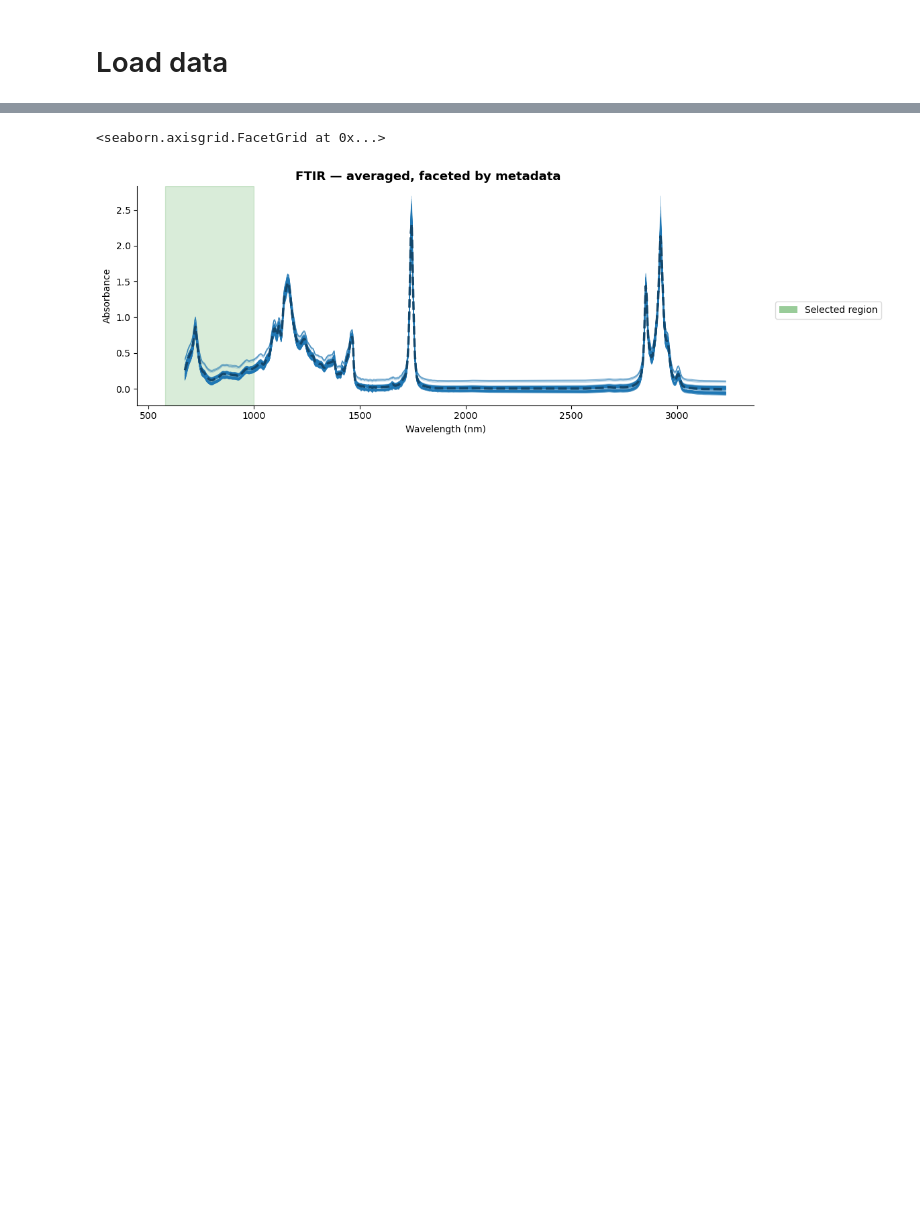
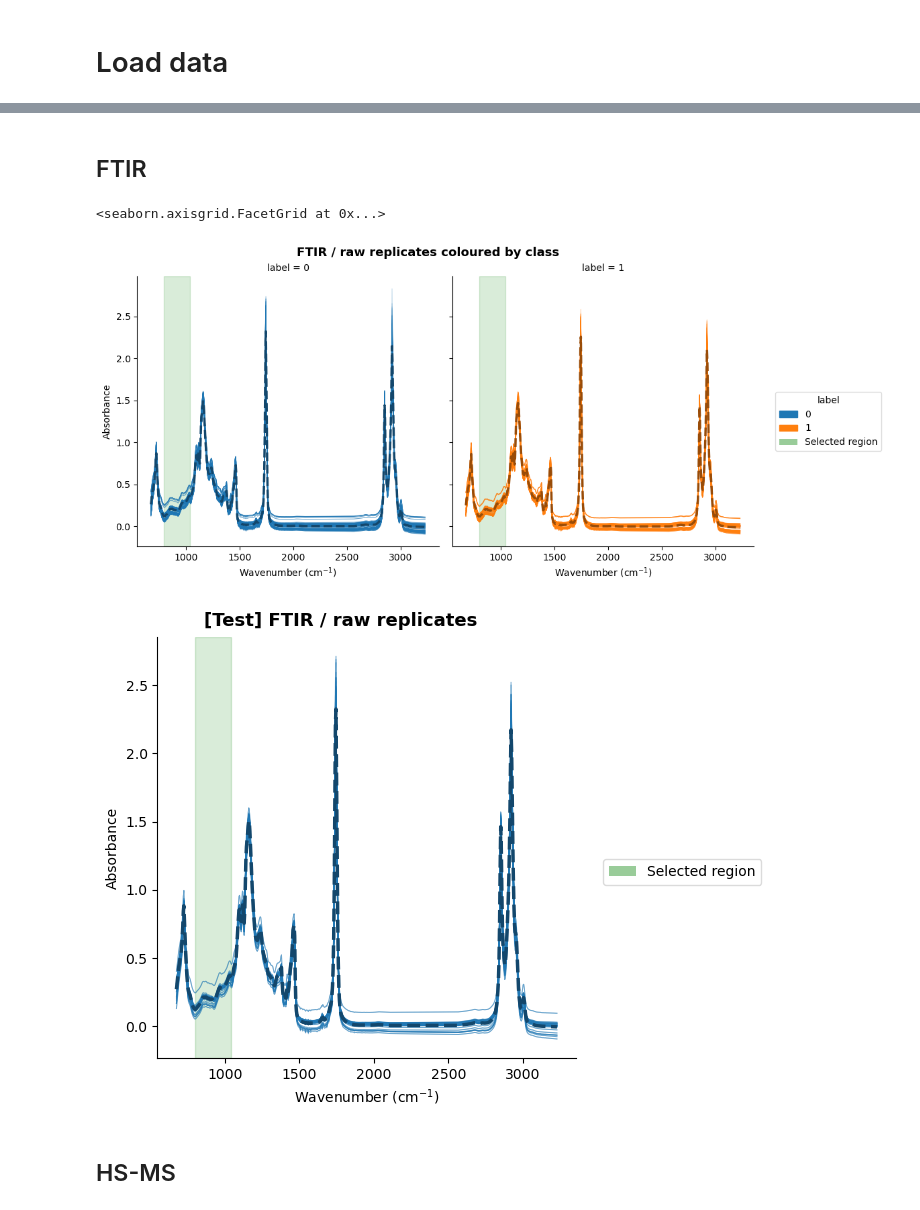
Before and after one commit to SamdGuizani/CAC-2026_Data-Challenge_Olive-Oil-Sensory-Defects-Detection-Using-Chemometrics, a Jupyter notebook: Notebooks/01_EDA.ipynb, the cells around one changed output, grey strips where cells are left out. Saved outputs shown, nothing was run; the diff lists cells and outputs as text; code cells hidden in the pictures; blank space fills up the shorter version.

```diff
--- a/Notebooks/01_EDA.ipynb
+++ b/Notebooks/01_EDA.ipynb
@@ -74,17 +108,34 @@ label
+# %% [markdown]
+## FTIR
 # %%
-# --- Example 2: averaged spectra, faceted by a metadata variable ---
-# Replace "your_meta_col" with an actual column from data["metadata"]
 plot_spectra(
-    average_replicates(data["cal_ftir"]).reset_index(),
-    # metadata=meta,
-    # color_by="label",
-    # facet_col_by="Pungency",
-    regions=[(580, 1000)],
-    xlabel="Wavelength (nm)",
+    data["cal_ftir"],
+    metadata=meta,
+    color_by="label",
+    facet_col_by="label",
+    show_mean=True,
+    regions=[(1040, 795)],
+    xlabel="Wavenumber (cm$^{-1}$)",
     ylabel="Absorbance",
-    title="FTIR — averaged, faceted by metadata",
+    title="FTIR / raw replicates coloured by class",
+    height=height,
+    aspect=aspect,
 )
+
+plot_spectra(
+    data["test_ftir"],
+    show_mean=True,
+    regions=[(1040, 795)],
+    xlabel="Wavenumber (cm$^{-1}$)",
+    ylabel="Absorbance",
+    title="[Test] FTIR / raw replicates",
+    height=height,
+    aspect=aspect,
+)
 # %% [output]
 <seaborn.axisgrid.FacetGrid at 0x...>
-[figure, old version]
+[figure, new version]
+[figure, added]
+# %% [markdown]
+## HS-MS
 # %%
```
Also changed, not shown: parts of 16 cells of this notebook, 3 other files.
